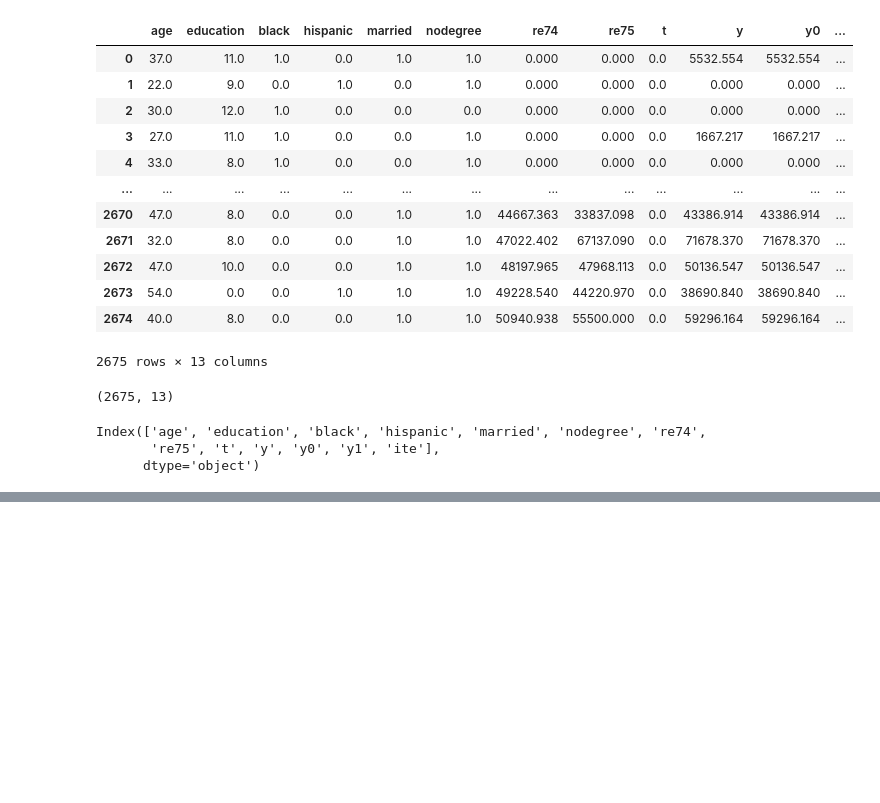
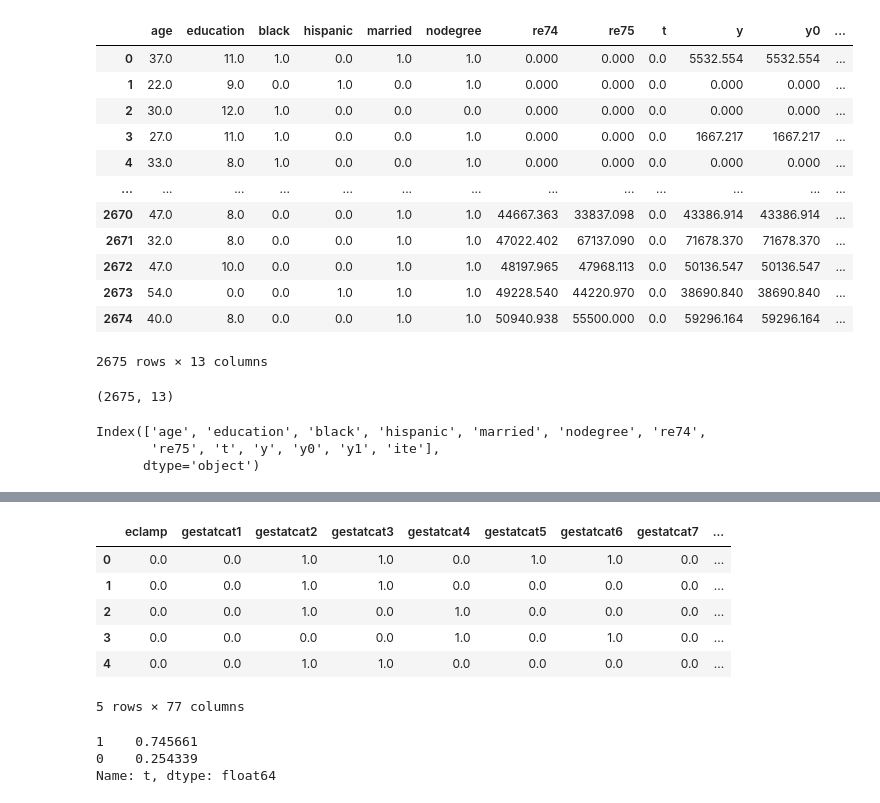
Before and after one commit to PrachetaBA/realcause, a Jupyter notebook: dataset_loader.ipynb, the cells around one changed output, grey strips where cells are left out. Drawn from its saved outputs; the diff is of its cells as text; code cells hidden in the pictures; blank space fills up the shorter version.

```diff
--- a/dataset_loader.ipynb
+++ b/dataset_loader.ipynb
@@ -97,0 +119,17 @@ Index(['age', 'education', 'black', 'hispanic', 'married', 'nodegree', 're74',
+# %%
+base_twins.head()
+# %% [output]
+|  | eclamp | gestatcat1 | gestatcat2 | gestatcat3 | gestatcat4 | gestatcat5 | gestatcat6 | gestatcat7 | ... |
+| 0 | 0.0 | 0.0 | 1.0 | 1.0 | 0.0 | 1.0 | 1.0 | 0.0 | ... |
+| 1 | 0.0 | 0.0 | 1.0 | 1.0 | 0.0 | 0.0 | 0.0 | 0.0 | ... |
+| 2 | 0.0 | 0.0 | 1.0 | 0.0 | 1.0 | 0.0 | 0.0 | 0.0 | ... |
+| 3 | 0.0 | 0.0 | 0.0 | 0.0 | 1.0 | 0.0 | 1.0 | 0.0 | ... |
+| 4 | 0.0 | 0.0 | 1.0 | 1.0 | 0.0 | 0.0 | 0.0 | 0.0 | ... |
+5 rows × 77 columns
+# %%
+# Find the proportion of t = 0 and t = 1 in the base dataset
+base_twins['t'].value_counts() / len(base_twins)
+# %% [output]
+1    0.745661
+0    0.254339
+Name: t, dtype: float64
```
Also changed, not shown: parts of 8 cells of this notebook.
